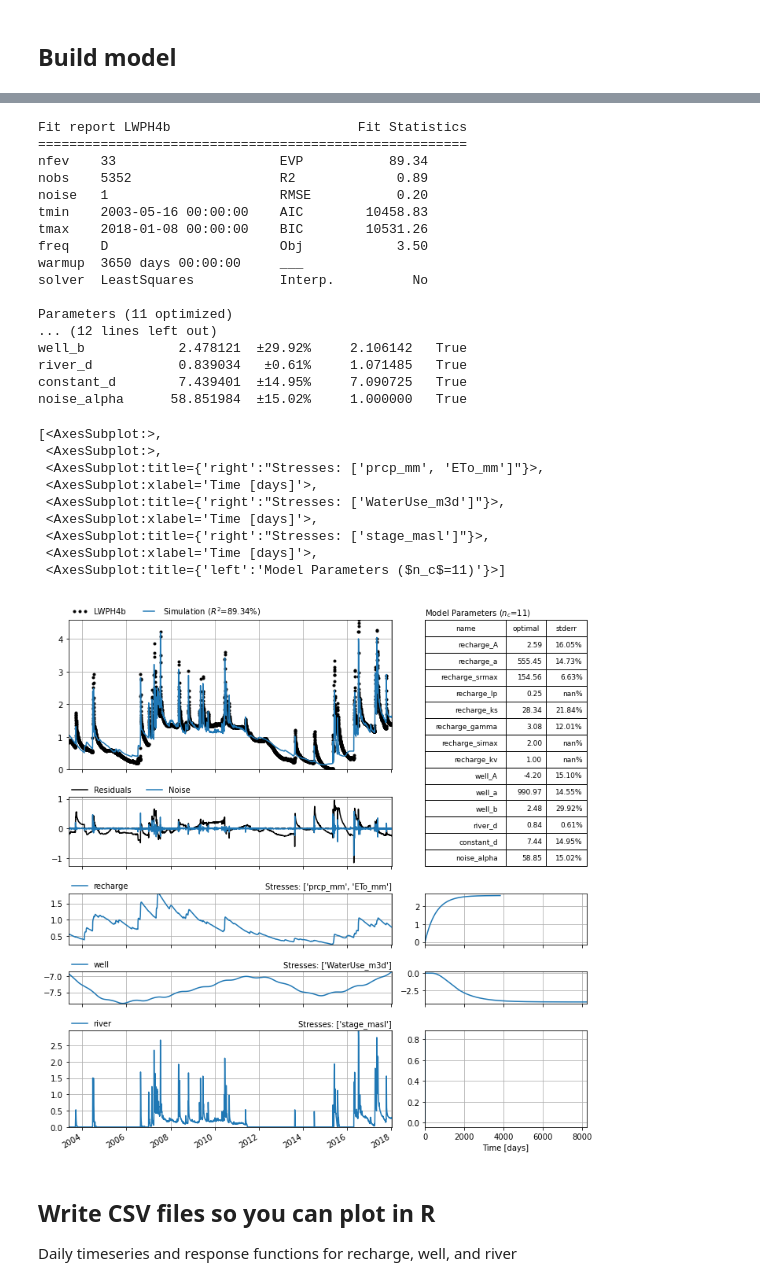
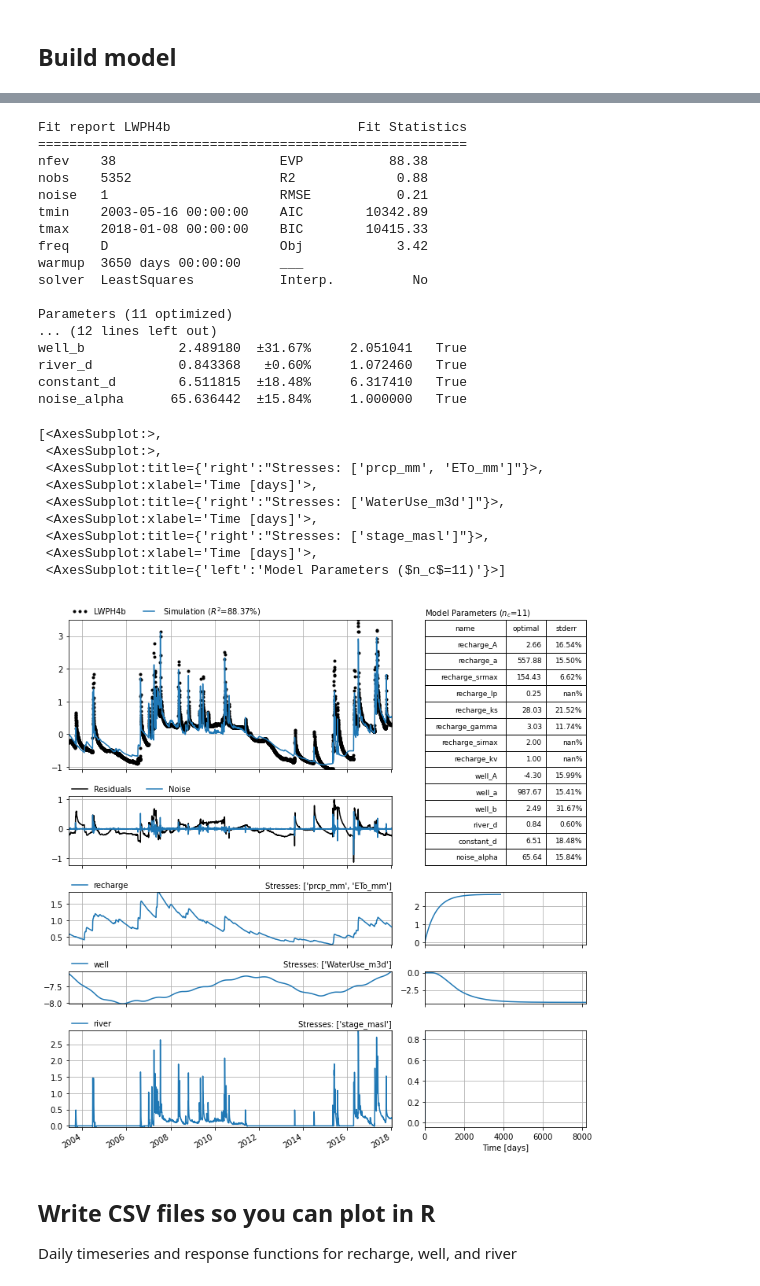
Before and after one commit to samzipper/LarnedIntermittencyRegimes, a Jupyter notebook: code/Timeseries_05-FinalModel.ipynb, the cells around one changed output, grey strips where cells are left out. Cells and saved outputs as stored; diff of their text form; code cells hidden in the pictures.

```diff
--- a/code/Timeseries_05-FinalModel.ipynb
+++ b/code/Timeseries_05-FinalModel.ipynb
@@ -57,7 +57,10 @@ Variables are:  ['prcp_mm', 'tmax_c', 'tmin_c', 'ETo_mm', 'discharge_cms', 'stag
 ## Build model
 # %%
 # normalize groundwater levels to min value
-lwph4b = (hydrodata["LWPH4b"] - hydrodata["LWPH4b"].min()).asfreq("D")
+#lwph4b = (hydrodata["LWPH4b"] - hydrodata["LWPH4b"].min()).asfreq("D")
+
+# normalize groundwater levels to streambed elevation
+lwph4b = (hydrodata["LWPH4b"] - 593.25).asfreq("D")
 
 # Create a model object by passing it the observed series
 ml_lwph4b = ps.Model(lwph4b, name="LWPH4b")
@@ -72,7 +75,10 @@ sm_rech = ps.RechargeModel(metdata["prcp_mm"], metdata["ETo_mm"], rfunc=ps.Expon
 wuse = ps.StressModel(wusedata, rfunc=ps.Hantush, name="well", settings="well", up=False)
 
 # river stage
-river = (hydrodata["stage_masl"] - hydrodata["stage_masl"].min()).asfreq("D").fillna(0)
+river_min = (hydrodata["stage_masl"].min())-593.25
+river_min
+#river = (hydrodata["stage_masl"] - hydrodata["stage_masl"].min()).asfreq("D").fillna(0)
+river = (hydrodata["stage_masl"] - 593.25).asfreq("D").fillna(0)
 sm_river = ps.StressModel(river, rfunc=ps.One, name="river",
                            settings="waterlevel")
 
@@ -87,44 +93,44 @@ ml_lwph4b.solve(noise=True, initial=False)
 
 # plot
 ml_lwph4b.plots.results(figsize=(10, 10))
 # %% [output]
 INFO: Nan-values were removed at the start of the time series LWPH4b.
 INFO: Nan-values were removed at the end of the time series LWPH4b.
 INFO: Inferred frequency for time series LWPH4b: freq=D
 INFO: Inferred frequency for time series prcp_mm: freq=D
 INFO: Inferred frequency for time series ETo_mm: freq=D
 INFO: Nan-values were removed at the start of the time series WaterUse_m3d.
 INFO: Nan-values were removed at the end of the time series WaterUse_m3d.
 INFO: Inferred frequency for time series WaterUse_m3d: freq=D
 INFO: Time Series WaterUse_m3d: 153 nan-value(s) was/were found and filled with: 0.0.
 INFO: Inferred frequency for time series stage_masl: freq=D
 Fit report LWPH4b                        Fit Statistics
 =======================================================
-nfev    33                     EVP           89.34
-nobs    5352                   R2             0.89
-noise   1                      RMSE           0.20
-tmin    2003-05-16 00:00:00    AIC        10458.83
-tmax    2018-01-08 00:00:00    BIC        10531.26
-freq    D                      Obj            3.50
+nfev    38                     EVP           88.38
+nobs    5352                   R2             0.88
+noise   1                      RMSE           0.21
+tmin    2003-05-16 00:00:00    AIC        10342.89
+tmax    2018-01-08 00:00:00    BIC        10415.33
+freq    D                      Obj            3.42
 warmup  3650 days 00:00:00     ___
 solver  LeastSquares           Interp.          No
 
 Parameters (11 optimized)
 ... (12 lines left out)
-well_b            2.478121  ±29.92%     2.106142   True
-river_d           0.839034   ±0.61%     1.071485   True
-constant_d        7.439401  ±14.95%     7.090725   True
-noise_alpha      58.851984  ±15.02%     1.000000   True
+well_b            2.489180  ±31.67%     2.051041   True
+river_d           0.843368   ±0.60%     1.072460   True
+constant_d        6.511815  ±18.48%     6.317410   True
+noise_alpha      65.636442  ±15.84%     1.000000   True
 [<AxesSubplot:>,
  <AxesSubplot:>,
  <AxesSubplot:title={'right':"Stresses: ['prcp_mm', 'ETo_mm']"}>,
  <AxesSubplot:xlabel='Time [days]'>,
  <AxesSubplot:title={'right':"Stresses: ['WaterUse_m3d']"}>,
  <AxesSubplot:xlabel='Time [days]'>,
  <AxesSubplot:title={'right':"Stresses: ['stage_masl']"}>,
  <AxesSubplot:xlabel='Time [days]'>,
  <AxesSubplot:title={'left':'Model Parameters ($n_c$=11)'}>]
-[figure, old version]
+[figure, new version]
 # %% [markdown]
 ## Write CSV files so you can plot in R
 
```
Also changed, not shown: 5 other files.
